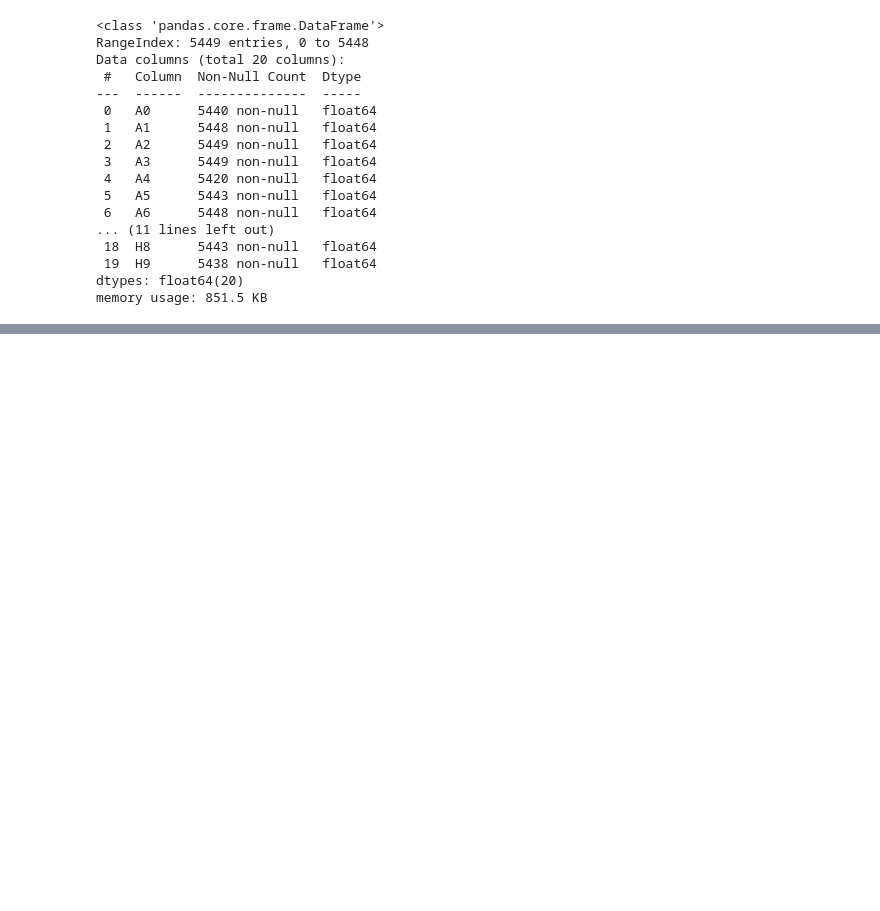
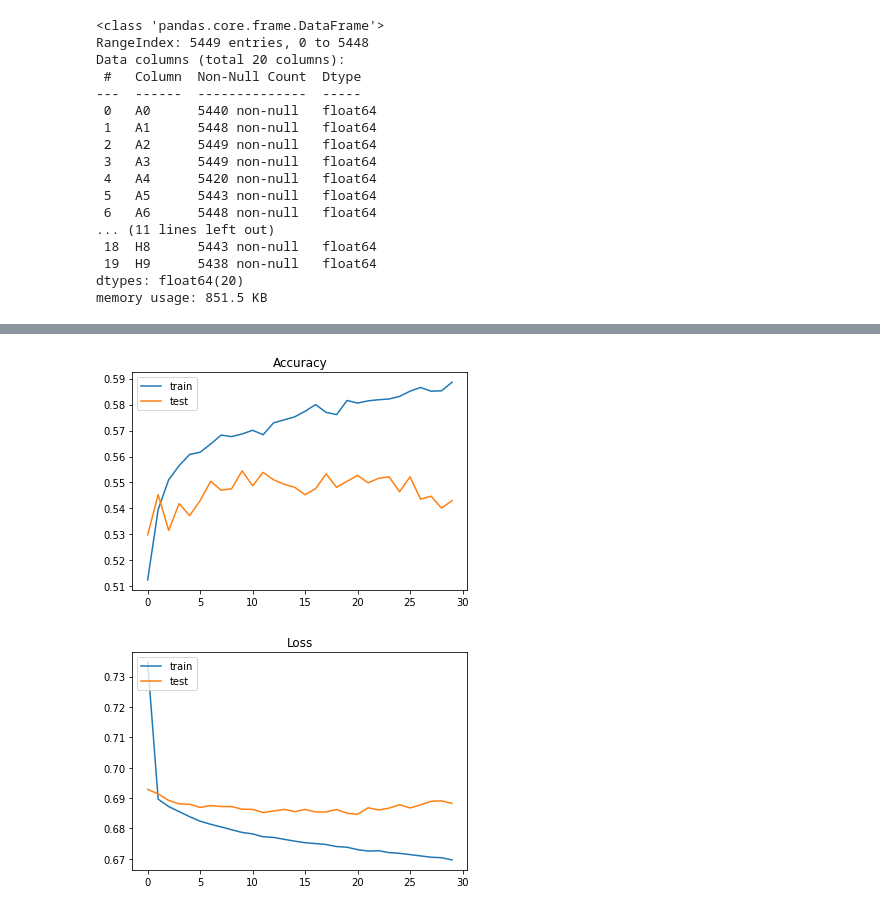
Before and after one commit to hwangsaeyeon/AAI-Web-Development, a Jupyter notebook: DNN_predict_victory(underfitting).ipynb, the cells around one changed output, grey strips where cells are left out. Cells and saved outputs as stored; diff of their text form; code cells hidden in the pictures; blank space fills up the shorter version.

```diff
--- a/DNN_predict_victory(underfitting).ipynb
+++ b/DNN_predict_victory(underfitting).ipynb
@@ -54,0 +40,15 @@ model.score(X_test,y_test)
+# %%
+import math
+x = pd.read_csv("/content/drive/MyDrive/2022 인공지능 웹 개발 대회/Data/Data_Processing_xData.csv")
+x = x.drop(['Unnamed: 0'], axis=1)
+# xData nan 값을 해당하는 열의 평균값으로 변경하기
+xData_column = ['A0','A1','A2','A3','A4','A5','A6','A7','A8','A9','H0','H1','H2','H3','H4','H5','H6','H7','H8','H9']
+def avg(col):
+  nanCheck = 0
+  for i in range(len(x)):
+      for column in xData_column:
+          if math.isnan(x[column][i]):
+              x[column][i] = round(x[column].mean(), 2)
+              nanCheck += 1
+  print('%d 개의 nan 값을 각 열의 평균값으로 변경 완료했습니다.' %nanCheck)
+  return x
@@ -55,2 +122,17 @@ model.score(X_test,y_test)
+# %%
+import matplotlib.pyplot as plt
+plt.plot(hist.history['binary_accuracy'])
+plt.plot(hist.history['val_binary_accuracy'])
+plt.title('Accuracy')
+plt.legend(['train','test'], loc='upper left')
+plt.show()
+plt.plot(hist.history['loss'])
+plt.plot(hist.history['val_loss'])
+plt.title('Loss')
+plt.legend(['train','test'], loc='upper left')
+plt.show()
+# %% [output]
+[figure, added]
+[figure, added]
 # %%
 import pandas as pd
```
Also changed, not shown: parts of 8 cells of this notebook.
